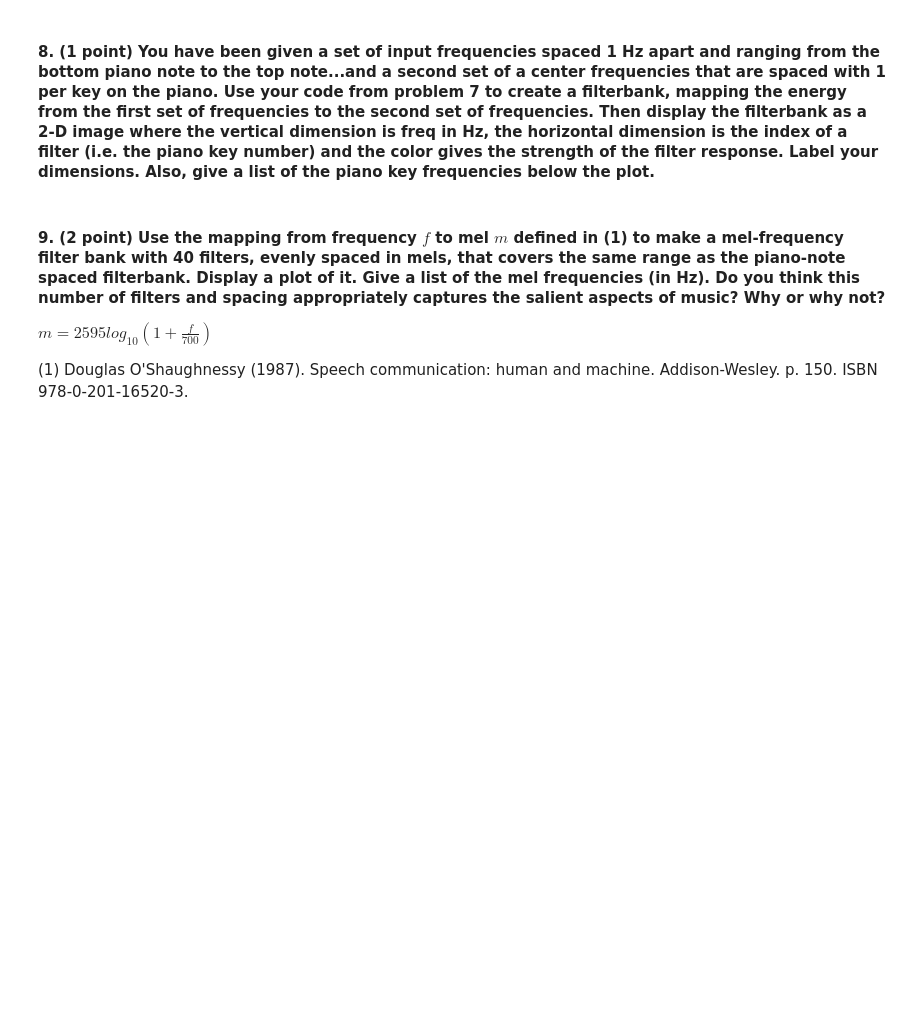
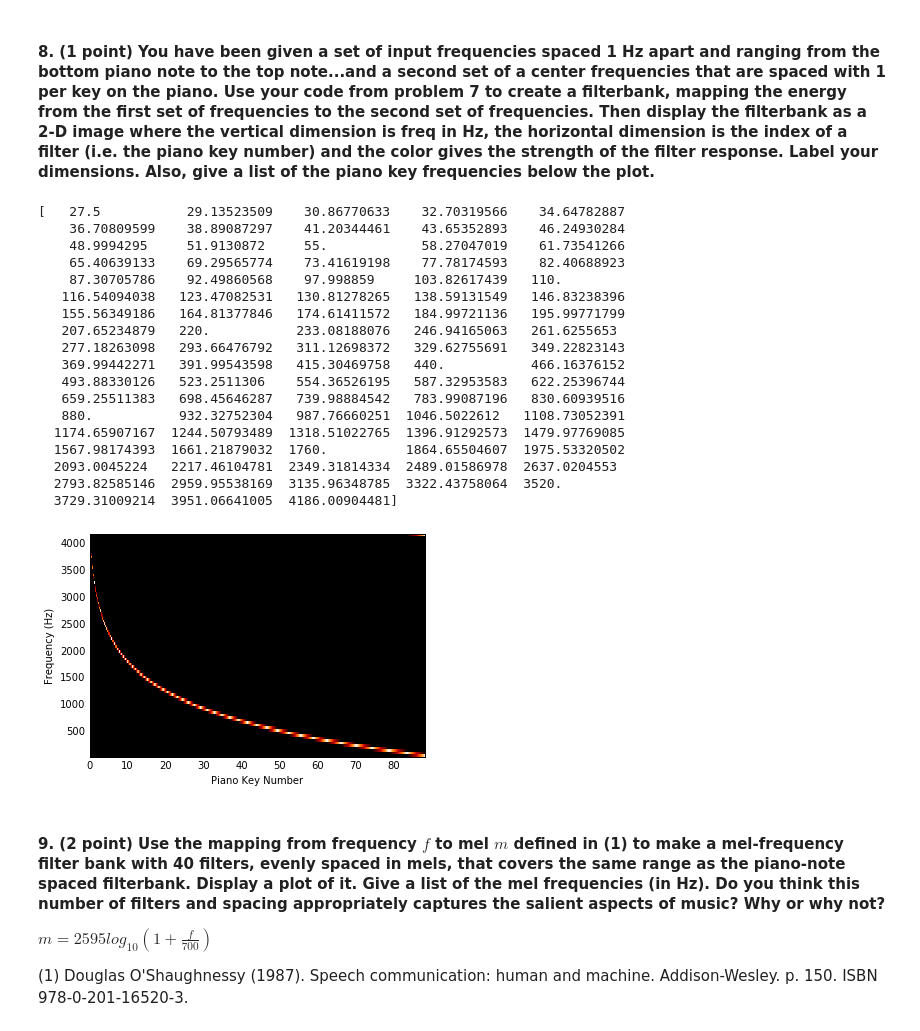
Before and after one commit to sgnachreiner/eecs352-hw2, a Jupyter notebook: HW2.ipynb, the cells around one changed output. Saved outputs shown, nothing was run; the diff lists cells and outputs as text; code cells hidden in the pictures; blank space fills up the shorter version.

Commit message:
tri filters kinda working

```diff
--- a/HW2.ipynb
+++ b/HW2.ipynb
@@ -395,3 +397,34 @@ def make_triangular_filters(cfreqs, freqs ):
     #---------------------
     # your code goes below
     #---------------------
+
+    result = np.empty((cfreqs.size, freqs.size))
+
+    for i,c in enumerate(cfreqs):
+        for k,f in enumerate(freqs):
+            if (i == 0):
+                if (f > cfreqs[i+1]):
+                    continue
+                if (f >= c):
+                    result[i][k] = 1 - (f-c) / (cfreqs[i+1] - c)
+                else:
+                    result[i][k] = 0
+            elif (i == cfreqs.size - 1):
+                if (f < cfreqs[i-1]):
+                    continue
+                if (f <= c):
+                    result[i][k] = 1 - (c - f) / (c - cfreqs[i-1])
+                else:
+                    result[i][k] = 0
+            elif (f < cfreqs[i-1] or f > cfreqs[i+1]): #when f passes another center frequency, it is not sensitive to c
+                result[i][k] = 0
+            elif (f < c): #calculate sensitivity of f below c
+                result[i][k] = 1 - (c - f) / (c - cfreqs[i-1])
+            elif (f > c): #calculate sensitivity of f above c
+                result[i][k] = 1 - (f - c) / (cfreqs[i+1] - c)
+            elif (f == c):
+                result[i][k] = 1
+
+    return result
+
+make_triangular_filters(np.array([1,3,4]), np.array([1.5,2.5,3.5]))
@@ -400,17 +437,47 @@ def make_triangular_filters(cfreqs, freqs ):
 # %%
 # A440 is 39 keys from the top of the piano and 44 keys from the bottom
 top_piano_note =  440*2**(39.0/12)
 bottom_piano_note = 440*2**(-48.0/12)
 
 # our frequencies will be spaced 1 Hz appart in this domain
 freqs = np.linspace(bottom_piano_note,top_piano_note,(top_piano_note-bottom_piano_note + 1))
 
 # our center frequencies will be spaced with one per piano note
 cfreqs = bottom_piano_note * np.logspace(0, 87.0/12, 88, base=2)
 
 #---------------------
 # your code goes below
 #---------------------
+
+x = make_triangular_filters(cfreqs,freqs)
+
+fig = plt.figure()
+ax = fig.add_subplot(111)
+ax.imshow(x, interpolation="nearest",extent=[0,88,bottom_piano_note,top_piano_note],cmap=plt.cm.gist_heat,aspect='auto')
+plt.xlabel('Piano Key Number')
+plt.ylabel('Frequency (Hz)')
+
+print cfreqs
+# %% [output]
+[   27.5           29.13523509    30.86770633    32.70319566    34.64782887
+    36.70809599    38.89087297    41.20344461    43.65352893    46.24930284
+    48.9994295     51.9130872     55.            58.27047019    61.73541266
+    65.40639133    69.29565774    73.41619198    77.78174593    82.40688923
+    87.30705786    92.49860568    97.998859     103.82617439   110.
+   116.54094038   123.47082531   130.81278265   138.59131549   146.83238396
+   155.56349186   164.81377846   174.61411572   184.99721136   195.99771799
+   207.65234879   220.           233.08188076   246.94165063   261.6255653
+   277.18263098   293.66476792   311.12698372   329.62755691   349.22823143
+   369.99442271   391.99543598   415.30469758   440.           466.16376152
+   493.88330126   523.2511306    554.36526195   587.32953583   622.25396744
+   659.25511383   698.45646287   739.98884542   783.99087196   830.60939516
+   880.           932.32752304   987.76660251  1046.5022612   1108.73052391
+  1174.65907167  1244.50793489  1318.51022765  1396.91292573  1479.97769085
+  1567.98174393  1661.21879032  1760.          1864.65504607  1975.53320502
+  2093.0045224   2217.46104781  2349.31814334  2489.01586978  2637.0204553
+  2793.82585146  2959.95538169  3135.96348785  3322.43758064  3520.
+  3729.31009214  3951.06641005  4186.00904481]
+[figure, added]
 # %% [markdown]
 #### 9. (2 point)  Use the mapping from frequency $f$ to mel $m$ defined in (1) to make a mel-frequency filter bank with 40 filters, evenly spaced in mels, that covers the same range as the piano-note spaced filterbank.  Display a plot of it. Give a list of the mel frequencies (in Hz). Do you think this number of filters and spacing appropriately captures the salient aspects of music? Why or why not?
 
```
Also changed, not shown: parts of 9 cells of this notebook.
